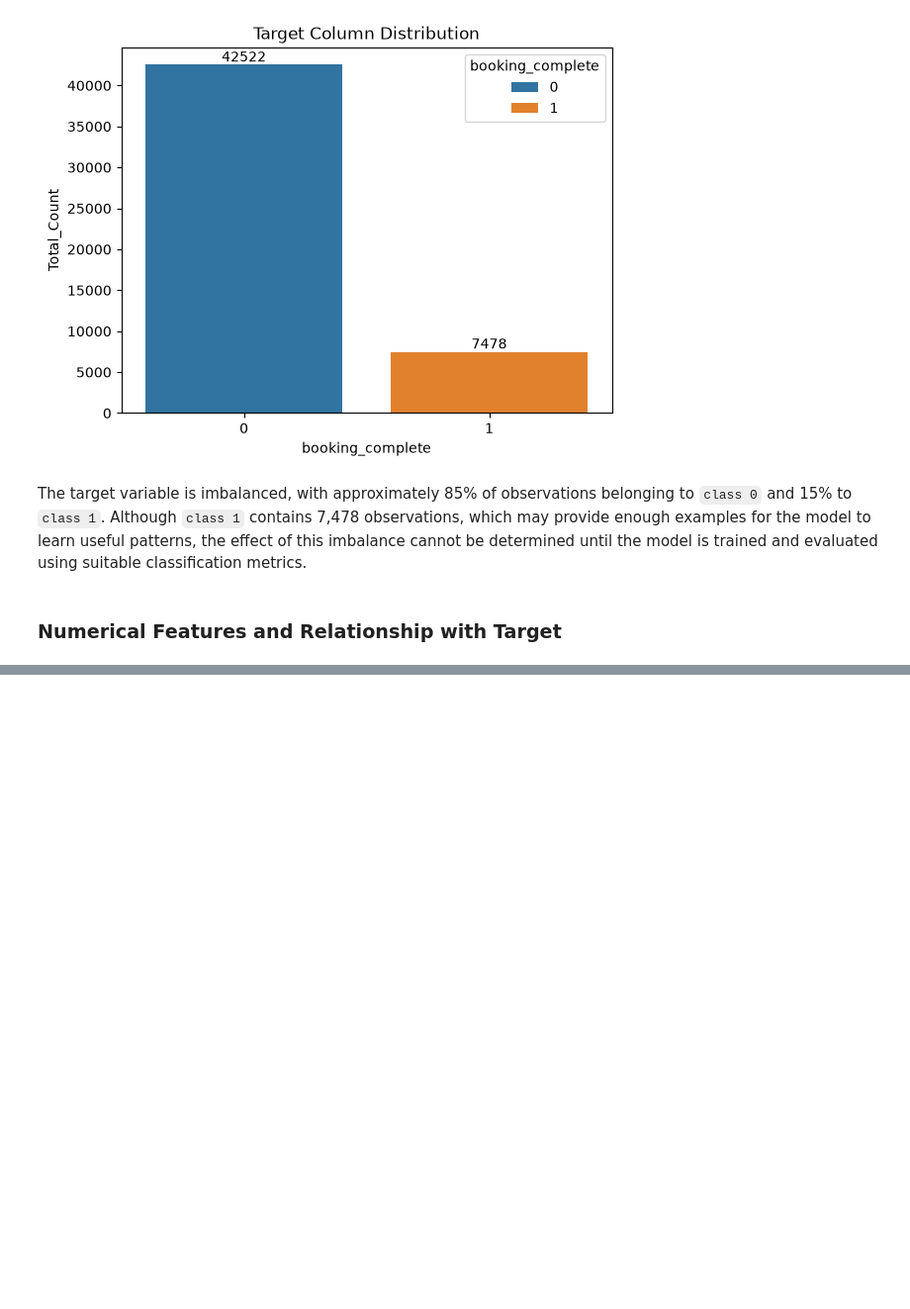
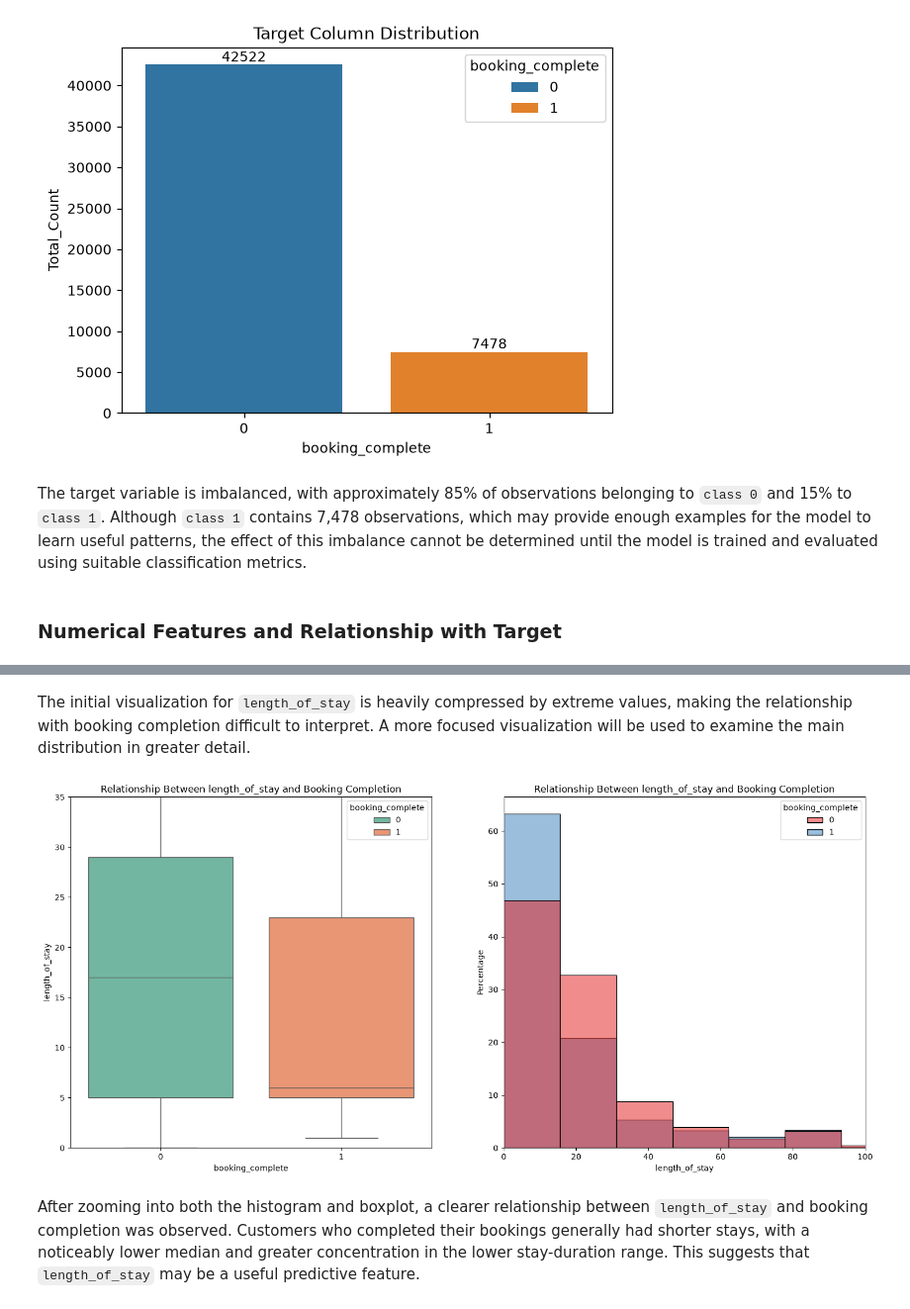
Before and after one commit to Aalli-Talpur/British-airways-data-science-job-simulation, a Jupyter notebook: british_airways_booking_prediction.ipynb, the cells around one changed output, grey strips where cells are left out. Shown at 99% size. Cells and saved outputs as stored; diff of their text form; code cells hidden in the pictures; blank space fills up the shorter version.

Commit message:
Add focused length of stay analysis

```diff
--- a/british_airways_booking_prediction.ipynb
+++ b/british_airways_booking_prediction.ipynb
@@ -181,0 +182,26 @@ for column in numerical_columns:
+# %% [markdown]
+
+
+The initial visualization for `length_of_stay` is heavily compressed by extreme values, making the relationship with booking completion difficult to interpret. A more focused visualization will be used to examine the main distribution in greater detail.
+# %%
+fig = plt.figure(figsize=(18,8))
+ax0 = fig.add_subplot(1,2,1)
+ax1 = fig.add_subplot(1,2,2)
+
+sns.boxplot(data=df, x="booking_complete", y="length_of_stay", hue="booking_complete", palette="Set2" ,ax=ax0)
+ax0.set_title(f"Relationship Between length_of_stay and Booking Completion")
+ax0.set_xlabel("booking_complete")
+ax0.set_ylabel('length_of_stay')
+ax0.set_ylim(0,35)
+
+sns.histplot(data=df, x='length_of_stay', hue="booking_complete", stat="percent", common_norm=False, bins=50 ,palette="Set1", ax=ax1)
+ax1.set_title(f"Relationship Between length_of_stay and Booking Completion")
+ax1.set_xlabel('length_of_stay')
+ax1.set_ylabel('Percentage')
+ax1.set_xlim(0,100)
+
+plt.show()
+# %% [output]
+[figure, added]
+# %% [markdown]
+After zooming into both the histogram and boxplot, a clearer relationship between `length_of_stay` and booking completion was observed. Customers who completed their bookings generally had shorter stays, with a noticeably lower median and greater concentration in the lower stay-duration range. This suggests that `length_of_stay` may be a useful predictive feature.
```
Also changed, not shown: parts of 1 cell of this notebook.
